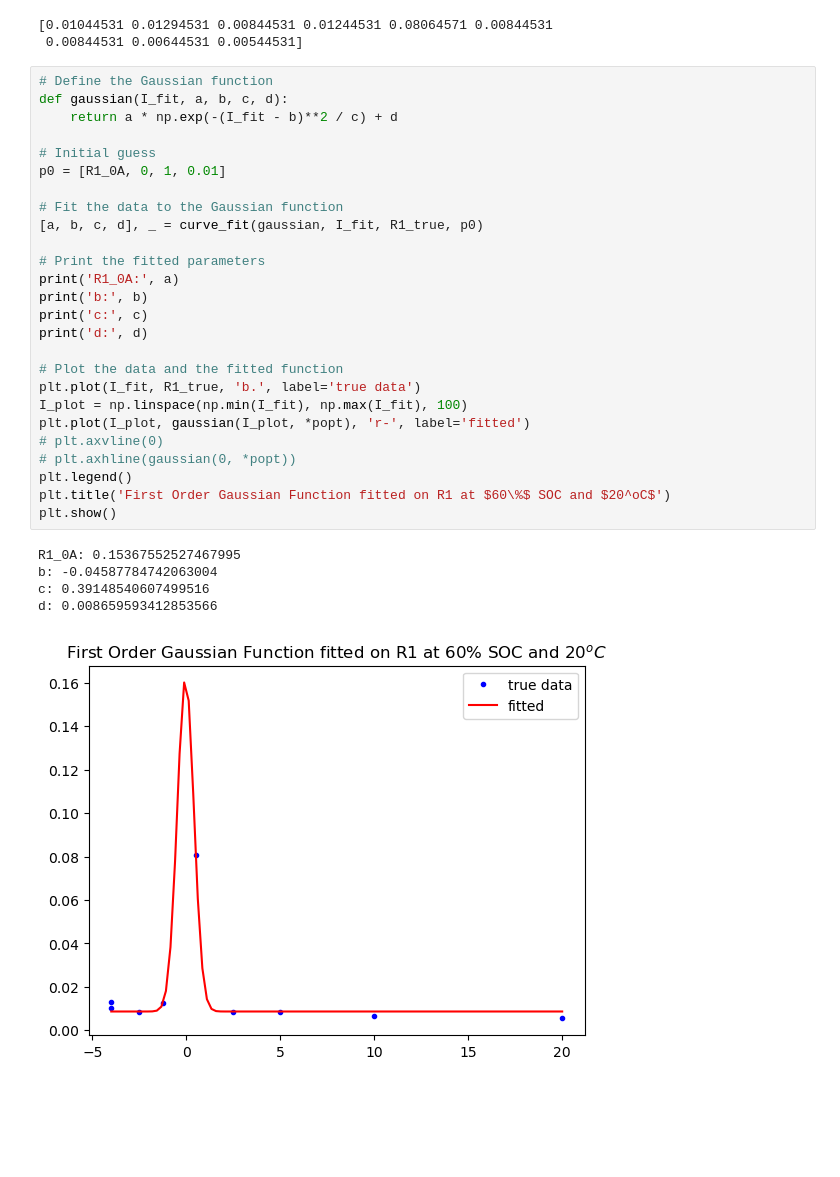
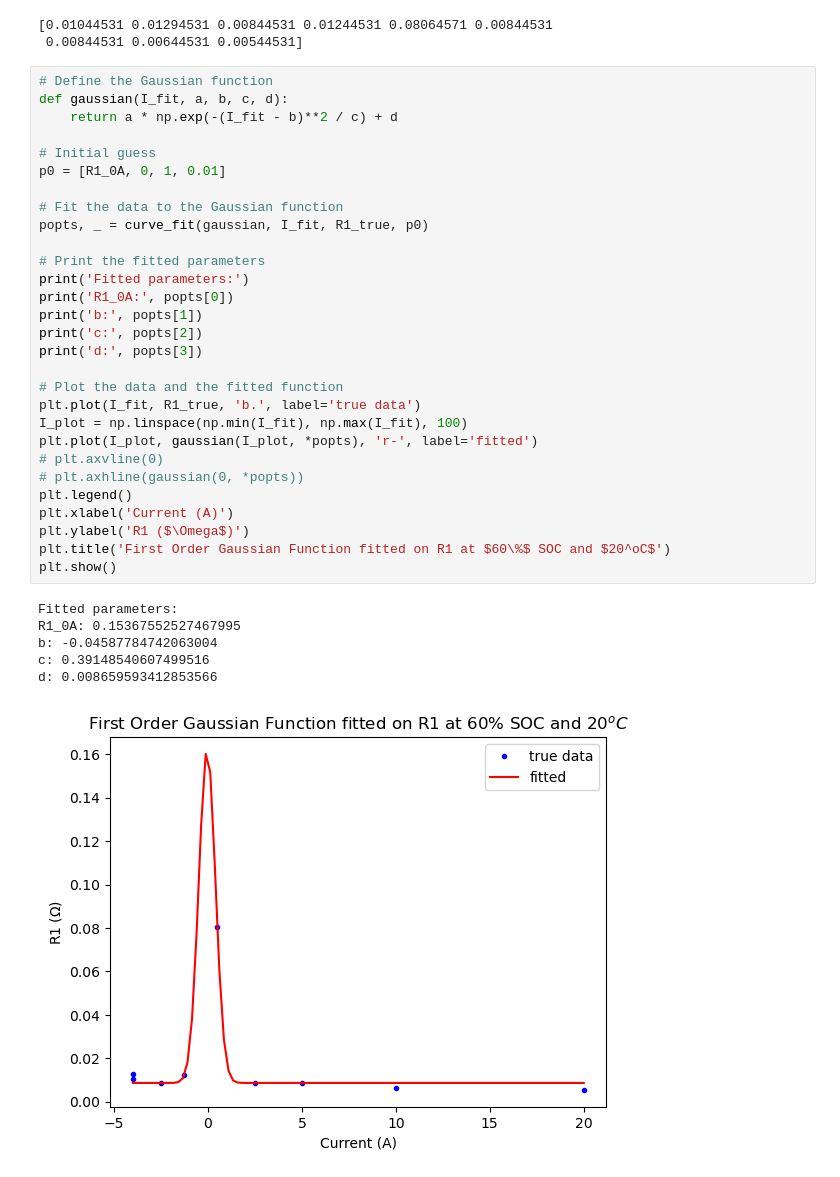
Before and after one commit to sunfanyi/modelling-of-lithium-ion-batteries, a Jupyter notebook: part_2a.ipynb, the cells around one changed output. Saved outputs shown, nothing was run; the diff lists cells and outputs as text; blank space fills up the shorter version.

```diff
--- a/part_2a.ipynb
+++ b/part_2a.ipynb
@@ -366,32 +366,36 @@ print(R1_true)
 # %%
 # Define the Gaussian function
 def gaussian(I_fit, a, b, c, d):
     return a * np.exp(-(I_fit - b)**2 / c) + d
 
 # Initial guess
 p0 = [R1_0A, 0, 1, 0.01]
 
 # Fit the data to the Gaussian function
-[a, b, c, d], _ = curve_fit(gaussian, I_fit, R1_true, p0)
+popts, _ = curve_fit(gaussian, I_fit, R1_true, p0)
 
 # Print the fitted parameters
-print('R1_0A:', a)
-print('b:', b)
-print('c:', c)
-print('d:', d)
+print('Fitted parameters:')
+print('R1_0A:', popts[0])
+print('b:', popts[1])
+print('c:', popts[2])
+print('d:', popts[3])
 
 # Plot the data and the fitted function
 plt.plot(I_fit, R1_true, 'b.', label='true data')
 I_plot = np.linspace(np.min(I_fit), np.max(I_fit), 100)
-plt.plot(I_plot, gaussian(I_plot, *popt), 'r-', label='fitted')
+plt.plot(I_plot, gaussian(I_plot, *popts), 'r-', label='fitted')
 # plt.axvline(0)
-# plt.axhline(gaussian(0, *popt))
+# plt.axhline(gaussian(0, *popts))
 plt.legend()
+plt.xlabel('Current (A)')
+plt.ylabel('R1 ($\Omega$)')
 plt.title('First Order Gaussian Function fitted on R1 at $60\%$ SOC and $20^oC$')
 plt.show()
 # %% [output]
+Fitted parameters:
 R1_0A: 0.15367552527467995
 b: -0.04587784742063004
 c: 0.39148540607499516
 d: 0.008659593412853566
-[figure, old version]
+[figure, new version]
```
Also changed, not shown: 3 other files.
